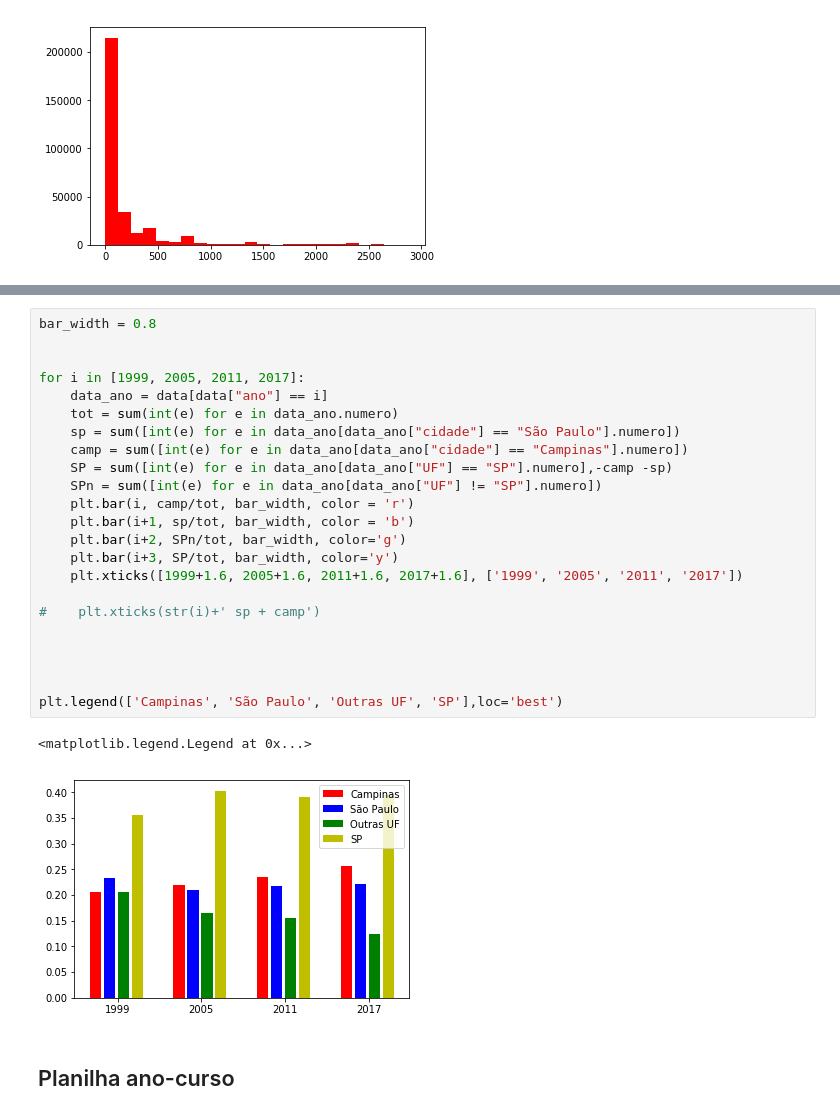
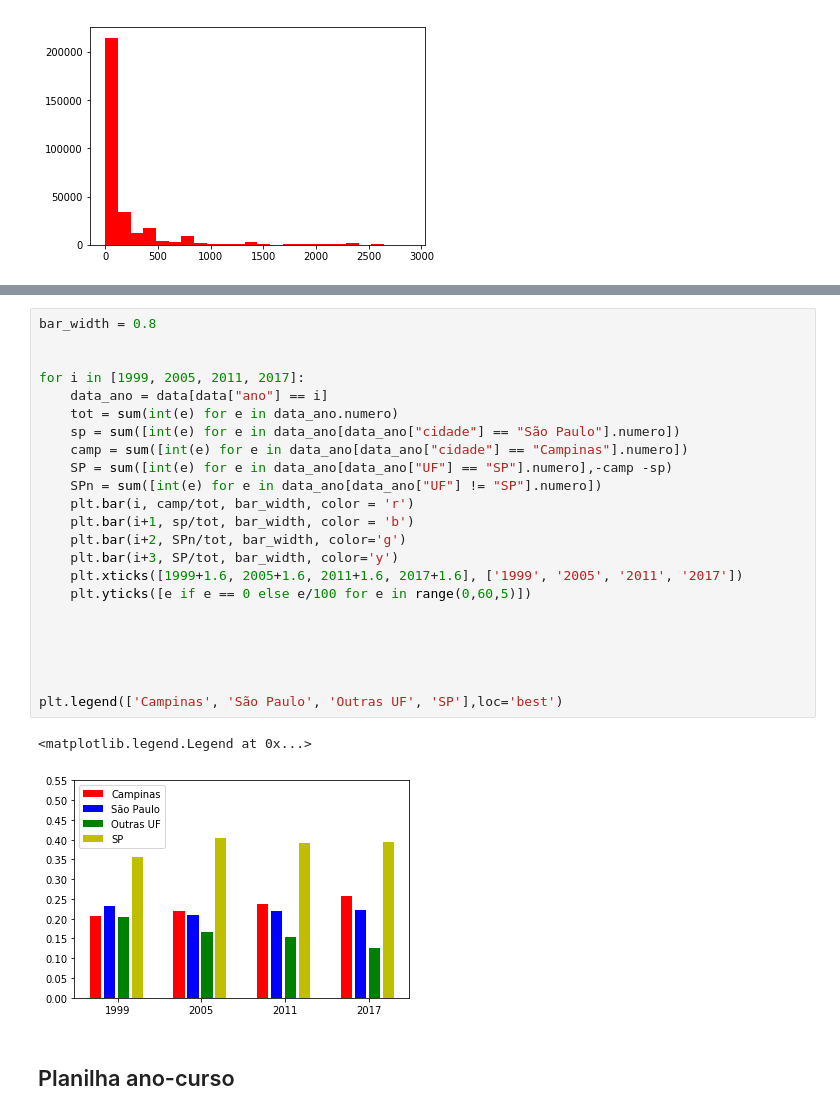
Before and after one commit to RafaelGoncalves8/mc931, a Jupyter notebook: Distancia_cidades/jup/Grad.ipynb, the cells around one changed output, grey strips where cells are left out. Drawn from its saved outputs; the diff is of its cells as text.

```diff
--- a/Distancia_cidades/jup/Grad.ipynb
+++ b/Distancia_cidades/jup/Grad.ipynb
@@ -220,29 +220,29 @@ plt.show()
 # %%
 bar_width = 0.8
 
 
 for i in [1999, 2005, 2011, 2017]:
     data_ano = data[data["ano"] == i]
     tot = sum(int(e) for e in data_ano.numero)
     sp = sum([int(e) for e in data_ano[data_ano["cidade"] == "São Paulo"].numero])
     camp = sum([int(e) for e in data_ano[data_ano["cidade"] == "Campinas"].numero])
     SP = sum([int(e) for e in data_ano[data_ano["UF"] == "SP"].numero],-camp -sp)
     SPn = sum([int(e) for e in data_ano[data_ano["UF"] != "SP"].numero])
     plt.bar(i, camp/tot, bar_width, color = 'r')
     plt.bar(i+1, sp/tot, bar_width, color = 'b')
     plt.bar(i+2, SPn/tot, bar_width, color='g')
     plt.bar(i+3, SP/tot, bar_width, color='y')
     plt.xticks([1999+1.6, 2005+1.6, 2011+1.6, 2017+1.6], ['1999', '2005', '2011', '2017'])
+    plt.yticks([e if e == 0 else e/100 for e in range(0,60,5)])
 
-#    plt.xticks(str(i)+' sp + camp')
 
 
 
 
 plt.legend(['Campinas', 'São Paulo', 'Outras UF', 'SP'],loc='best')
 # %% [output]
 <matplotlib.legend.Legend at 0x...>
-[figure, old version]
+[figure, new version]
 # %% [markdown]
 ## Planilha ano-curso
 # %%
```
Also changed, not shown: parts of 17 cells of this notebook, 5 other files.
